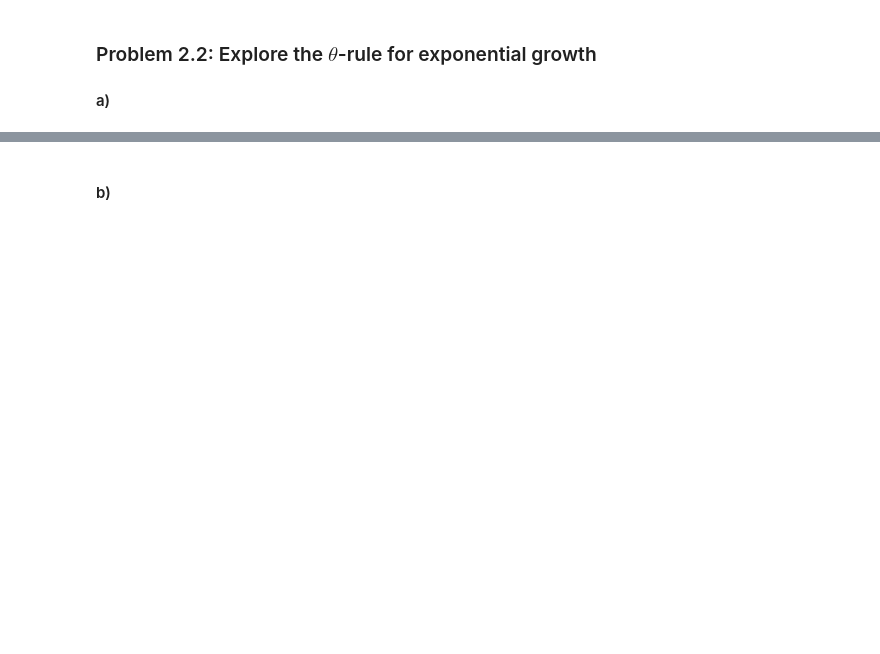
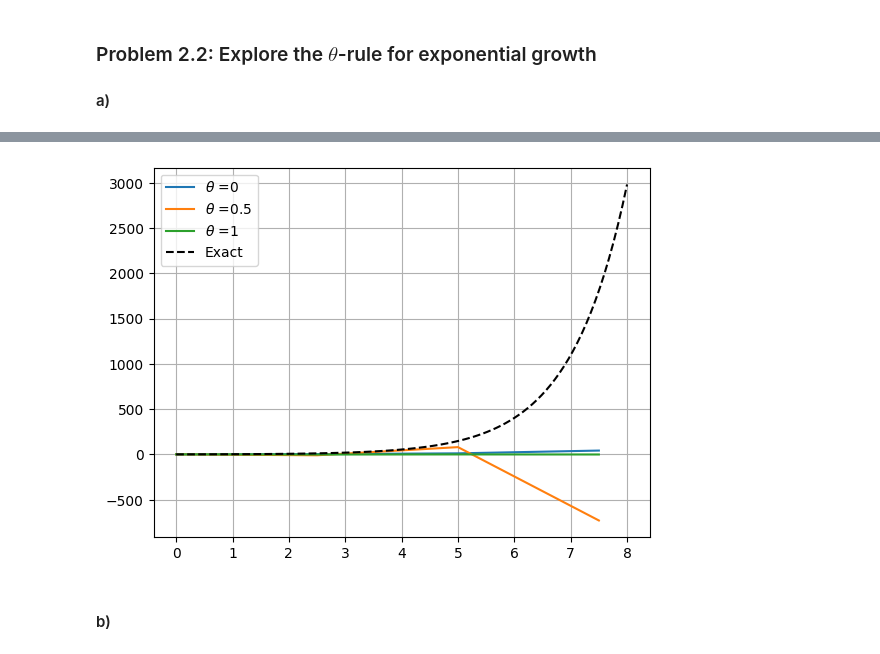
Before and after one commit to GauteJ1/MAT-MEK-course-projects, a Jupyter notebook: projects/exponential_growth.ipynb, the cells around one changed output, grey strips where cells are left out. Cells and saved outputs as stored; diff of their text form; code cells hidden in the pictures; blank space fills up the shorter version.

```diff
--- a/projects/exponential_growth.ipynb
+++ b/projects/exponential_growth.ipynb
@@ -36,3 +41,10 @@ plt.show()
+# %%
+#dt = 2.1
+plot_u(dt = 2.5)
+
+#Oscillations for theta = 1 and theta = 0.5
+# %% [output]
+[figure, added]
 # %% [markdown]
 #### b)
 # %%
```
Also changed, not shown: parts of 5 cells of this notebook.
